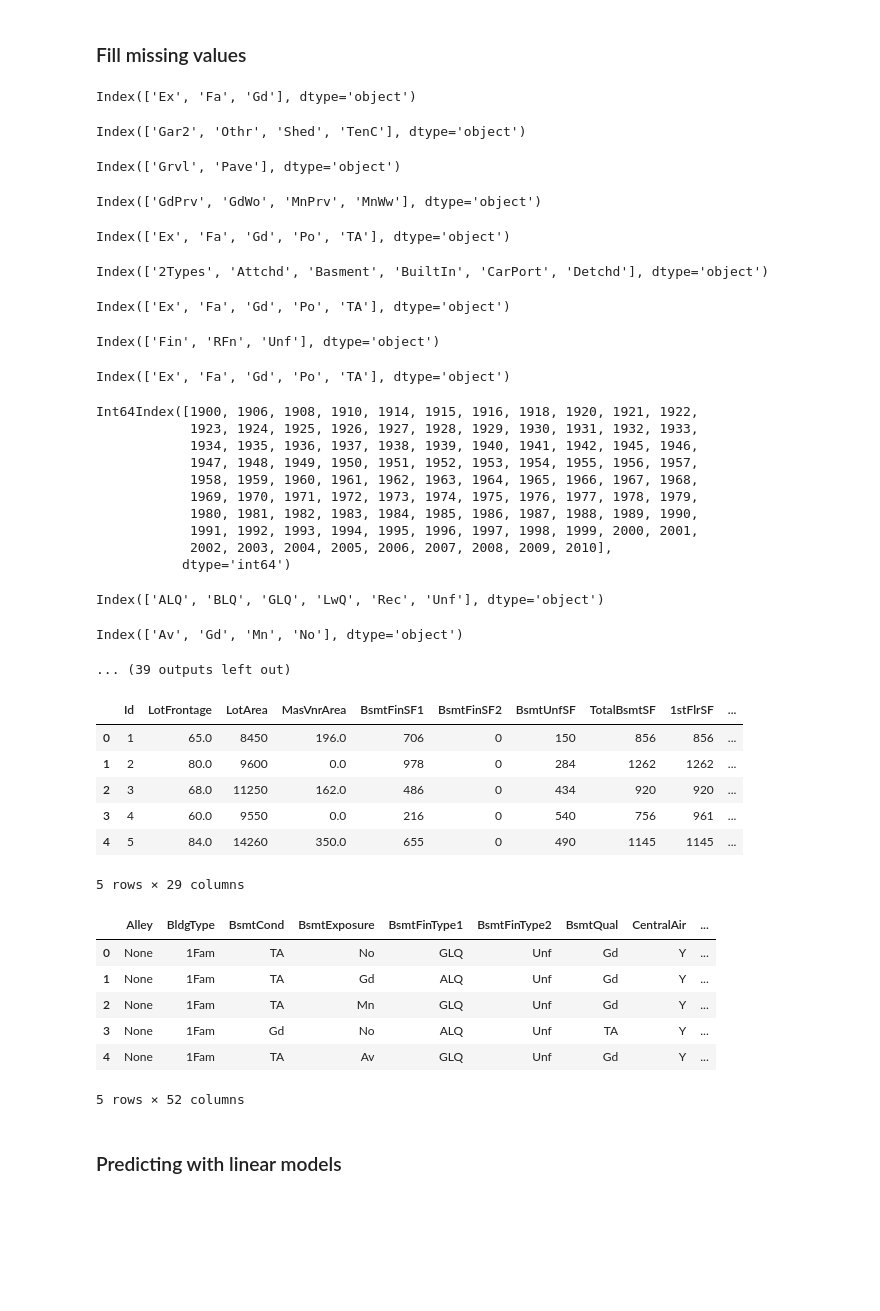
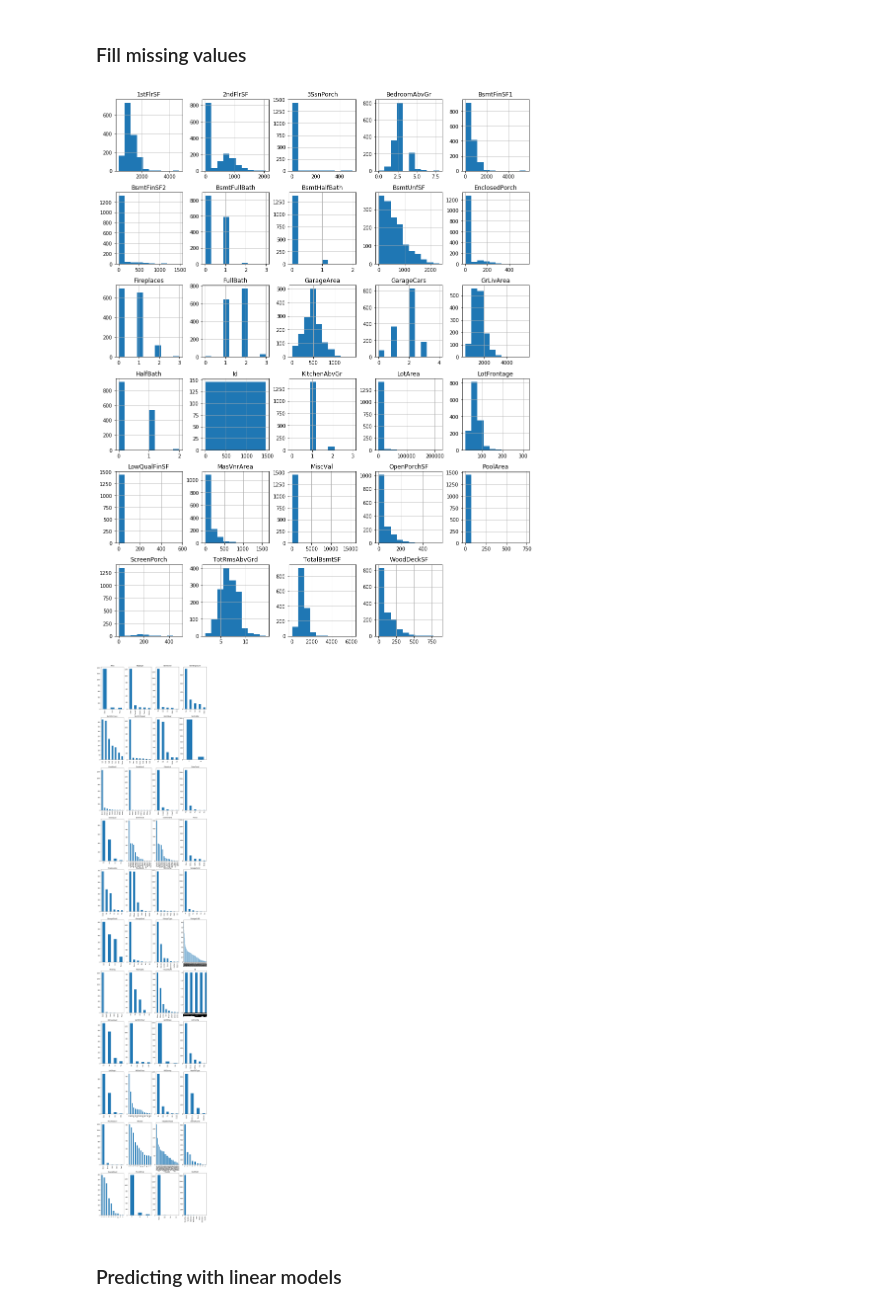
Before and after one commit to aditinabar/house-prices-modeling, a Jupyter notebook: EDA.ipynb, the cells around one changed output. Drawn from its saved outputs; the diff is of its cells as text; code cells hidden in the pictures; blank space fills up the shorter version.

```diff
--- a/EDA.ipynb
+++ b/EDA.ipynb
@@ -157,56 +113,31 @@ categorical_columns = categorical_columns[~categorical_columns['MasVnrType'].isn
 # adding 'None' category to categorical fields, and then replacing NaN with 'None' for processing
 def add_category(df, col):
     df[col].cat.add_categories('None', inplace=True)
+
 null_categorical = categorical_columns.isna().sum().sort_values(ascending=False).reset_index()
 null_categorical = null_categorical[null_categorical['index'] != 'Id']
 for index, row in null_categorical.iterrows():
-    categorical_columns[row['index']].cat.categories
     if row[0] > 0:
         add_category(categorical_columns, row['index'])
         categorical_columns[row['index']] = categorical_columns[row['index']].fillna(value='None')
-# %% [output]
-Index(['Ex', 'Fa', 'Gd'], dtype='object')
-Index(['Gar2', 'Othr', 'Shed', 'TenC'], dtype='object')
-Index(['Grvl', 'Pave'], dtype='object')
-Index(['GdPrv', 'GdWo', 'MnPrv', 'MnWw'], dtype='object')
-Index(['Ex', 'Fa', 'Gd', 'Po', 'TA'], dtype='object')
-Index(['2Types', 'Attchd', 'Basment', 'BuiltIn', 'CarPort', 'Detchd'], dtype='object')
-Index(['Ex', 'Fa', 'Gd', 'Po', 'TA'], dtype='object')
-Index(['Fin', 'RFn', 'Unf'], dtype='object')
-Index(['Ex', 'Fa', 'Gd', 'Po', 'TA'], dtype='object')
-Int64Index([1900, 1906, 1908, 1910, 1914, 1915, 1916, 1918, 1920, 1921, 1922,
-            1923, 1924, 1925, 1926, 1927, 1928, 1929, 1930, 1931, 1932, 1933,
-            1934, 1935, 1936, 1937, 1938, 1939, 1940, 1941, 1942, 1945, 1946,
-            1947, 1948, 1949, 1950, 1951, 1952, 1953, 1954, 1955, 1956, 1957,
-            1958, 1959, 1960, 1961, 1962, 1963, 1964, 1965, 1966, 1967, 1968,
-            1969, 1970, 1971, 1972, 1973, 1974, 1975, 1976, 1977, 1978, 1979,
-            1980, 1981, 1982, 1983, 1984, 1985, 1986, 1987, 1988, 1989, 1990,
-            1991, 1992, 1993, 1994, 1995, 1996, 1997, 1998, 1999, 2000, 2001,
-            2002, 2003, 2004, 2005, 2006, 2007, 2008, 2009, 2010],
-           dtype='int64')
-Index(['ALQ', 'BLQ', 'GLQ', 'LwQ', 'Rec', 'Unf'], dtype='object')
-Index(['Av', 'Gd', 'Mn', 'No'], dtype='object')
-... (39 outputs left out)
 # %%
-integer_columns.head()
-categorical_columns.head()
-
 processed_df = integer_columns.join(categorical_columns.set_index('Id'), on='Id')
-# %% [output]
-|  | Id | LotFrontage | LotArea | MasVnrArea | BsmtFinSF1 | BsmtFinSF2 | BsmtUnfSF | TotalBsmtSF | 1stFlrSF | ... |
-| 0 | 1 | 65.0 | 8450 | 196.0 | 706 | 0 | 150 | 856 | 856 | ... |
-| 1 | 2 | 80.0 | 9600 | 0.0 | 978 | 0 | 284 | 1262 | 1262 | ... |
-| 2 | 3 | 68.0 | 11250 | 162.0 | 486 | 0 | 434 | 920 | 920 | ... |
-| 3 | 4 | 60.0 | 9550 | 0.0 | 216 | 0 | 540 | 756 | 961 | ... |
-| 4 | 5 | 84.0 | 14260 | 350.0 | 655 | 0 | 490 | 1145 | 1145 | ... |
-5 rows × 29 columns
-|  | Alley | BldgType | BsmtCond | BsmtExposure | BsmtFinType1 | BsmtFinType2 | BsmtQual | CentralAir | ... |
-| 0 | None | 1Fam | TA | No | GLQ | Unf | Gd | Y | ... |
-| 1 | None | 1Fam | TA | Gd | ALQ | Unf | Gd | Y | ... |
-| 2 | None | 1Fam | TA | Mn | GLQ | Unf | Gd | Y | ... |
-| 3 | None | 1Fam | Gd | No | ALQ | Unf | TA | Y | ... |
-| 4 | None | 1Fam | TA | Av | GLQ | Unf | Gd | Y | ... |
-5 rows × 52 columns
+# %%
+# plot the numerical variables
+_ = integer_columns.hist(bins=10, figsize=(15, 20))
+
+# plot the categorical variables
+
+try:
+    fig, ax = plt.subplots(11, 4)
+    for i, cat in enumerate(categorical_columns.columns):
+        _ = categorical_columns[cat].value_counts().plot('bar', ax=ax[i//4][i % 4], figsize=(15, 80)).set_title(cat);
+    plt.show();
+except IndexError:
+    pass
+# %% [output]
+[figure, added]
+[figure, added]
 # %% [markdown]
 ### Predicting with linear models
 # %%
```
Also changed, not shown: parts of 6 cells of this notebook.
